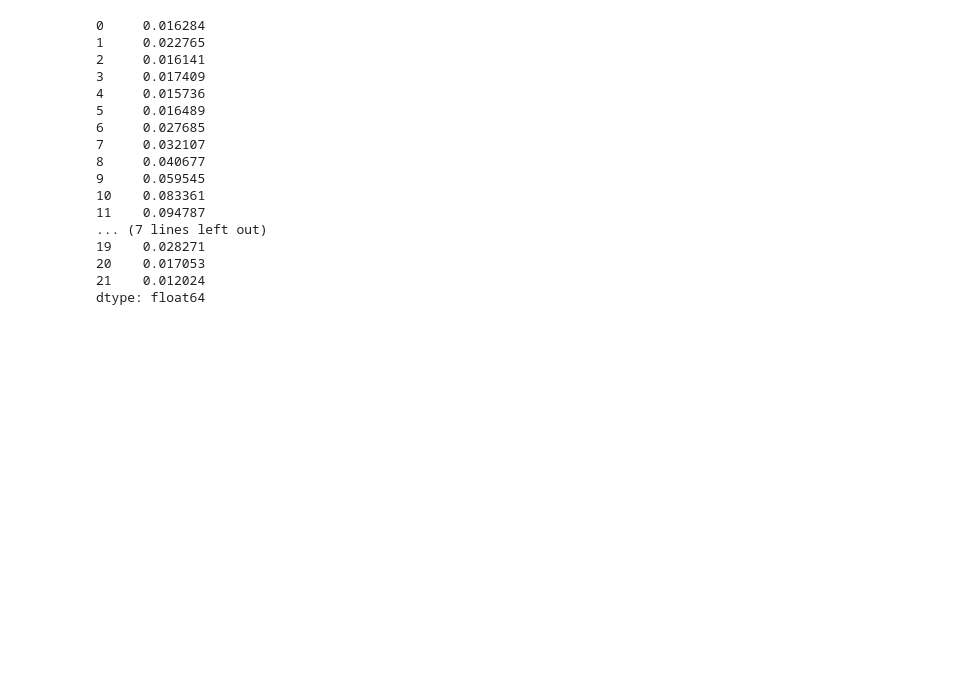
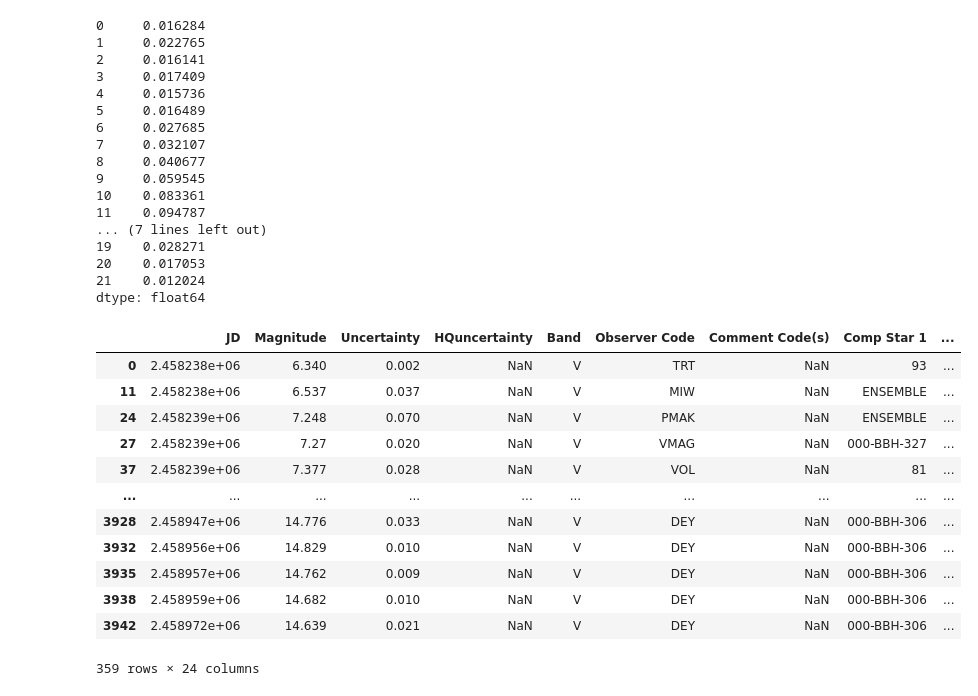
Before and after one commit to Wilhelm005/Research-Code, a Jupyter notebook: V392Per_work.ipynb, the cells around one changed output. Drawn from its saved outputs; the diff is of its cells as text; code cells hidden in the pictures; blank space fills up the shorter version.

```diff
--- a/V392Per_work.ipynb
+++ b/V392Per_work.ipynb
@@ -514,3 +514,32 @@ print(flux_err5)
 20    0.017053
 21    0.012024
 dtype: float64
+# %%
+v392_opt_unflitered = pd.read_csv('aavsodata_690fd00e1c36e.txt', header = 0)
+
+#now to get only the vband
+
+column_name = 'Band'
+key = 'V'
+
+v392_opt_kinda = v392_opt_unflitered[v392_opt_unflitered[column_name].str.contains(key, na=False)]
+
+v392_opt_close = v392_opt_kinda[~v392_opt_kinda[column_name].str.contains('Vis.|CV', na=False)]
+
+v392_opt =  v392_opt_close[~v392_opt_kinda["Magnitude"].str.contains('<9.1|<14.360', na=False)]
+
+v392_opt
+# %% [output]
+|  | JD | Magnitude | Uncertainty | HQuncertainty | Band | Observer Code | Comment Code(s) | Comp Star 1 | ... |
+| 0 | 2.458238e+06 | 6.340 | 0.002 | NaN | V | TRT | NaN | 93 | ... |
+| 11 | 2.458238e+06 | 6.537 | 0.037 | NaN | V | MIW | NaN | ENSEMBLE | ... |
+| 24 | 2.458239e+06 | 7.248 | 0.070 | NaN | V | PMAK | NaN | ENSEMBLE | ... |
+| 27 | 2.458239e+06 | 7.27 | 0.020 | NaN | V | VMAG | NaN | 000-BBH-327 | ... |
+| 37 | 2.458239e+06 | 7.377 | 0.028 | NaN | V | VOL | NaN | 81 | ... |
+| ... | ... | ... | ... | ... | ... | ... | ... | ... | ... |
+| 3928 | 2.458947e+06 | 14.776 | 0.033 | NaN | V | DEY | NaN | 000-BBH-306 | ... |
+| 3932 | 2.458956e+06 | 14.829 | 0.010 | NaN | V | DEY | NaN | 000-BBH-306 | ... |
+| 3935 | 2.458957e+06 | 14.762 | 0.009 | NaN | V | DEY | NaN | 000-BBH-306 | ... |
+| 3938 | 2.458959e+06 | 14.682 | 0.010 | NaN | V | DEY | NaN | 000-BBH-306 | ... |
+| 3942 | 2.458972e+06 | 14.639 | 0.021 | NaN | V | DEY | NaN | 000-BBH-306 | ... |
+359 rows × 24 columns
```
Also changed, not shown: parts of 6 cells of this notebook, 4 other files.
